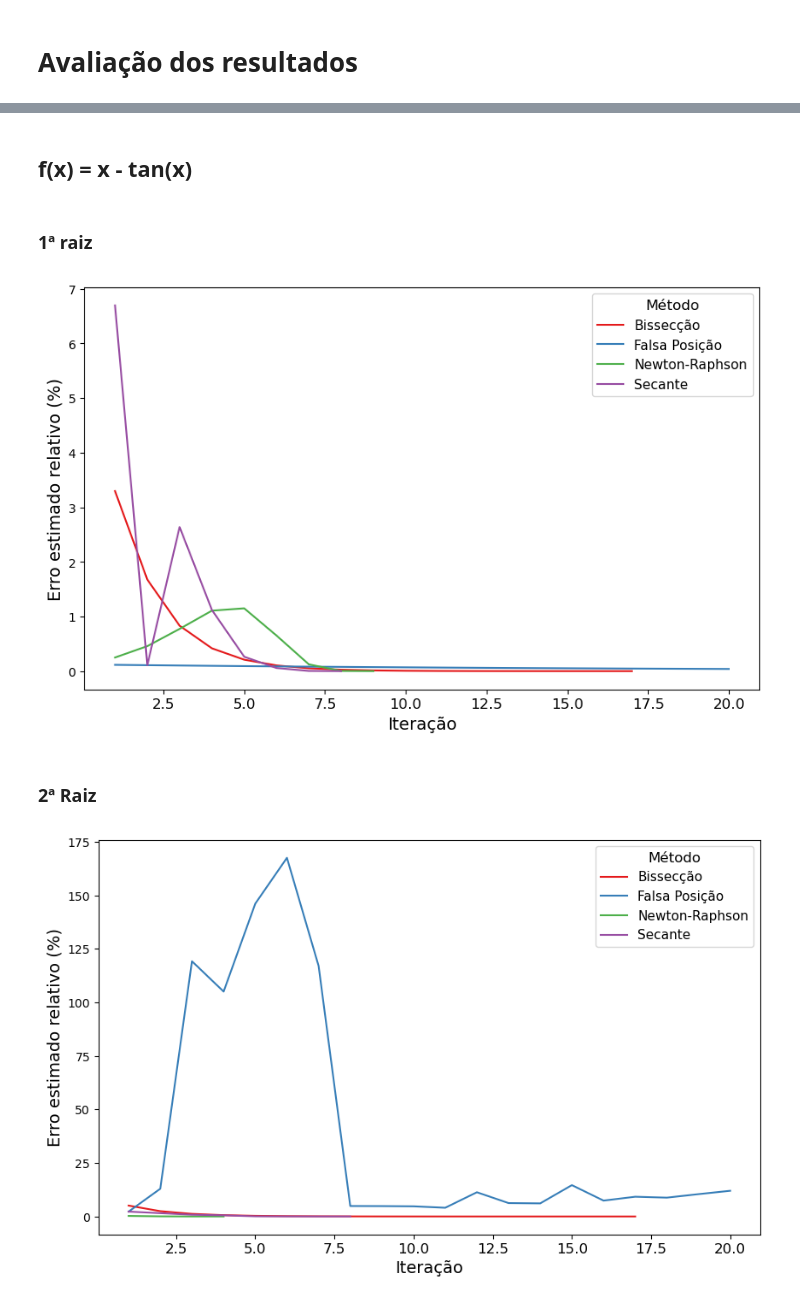
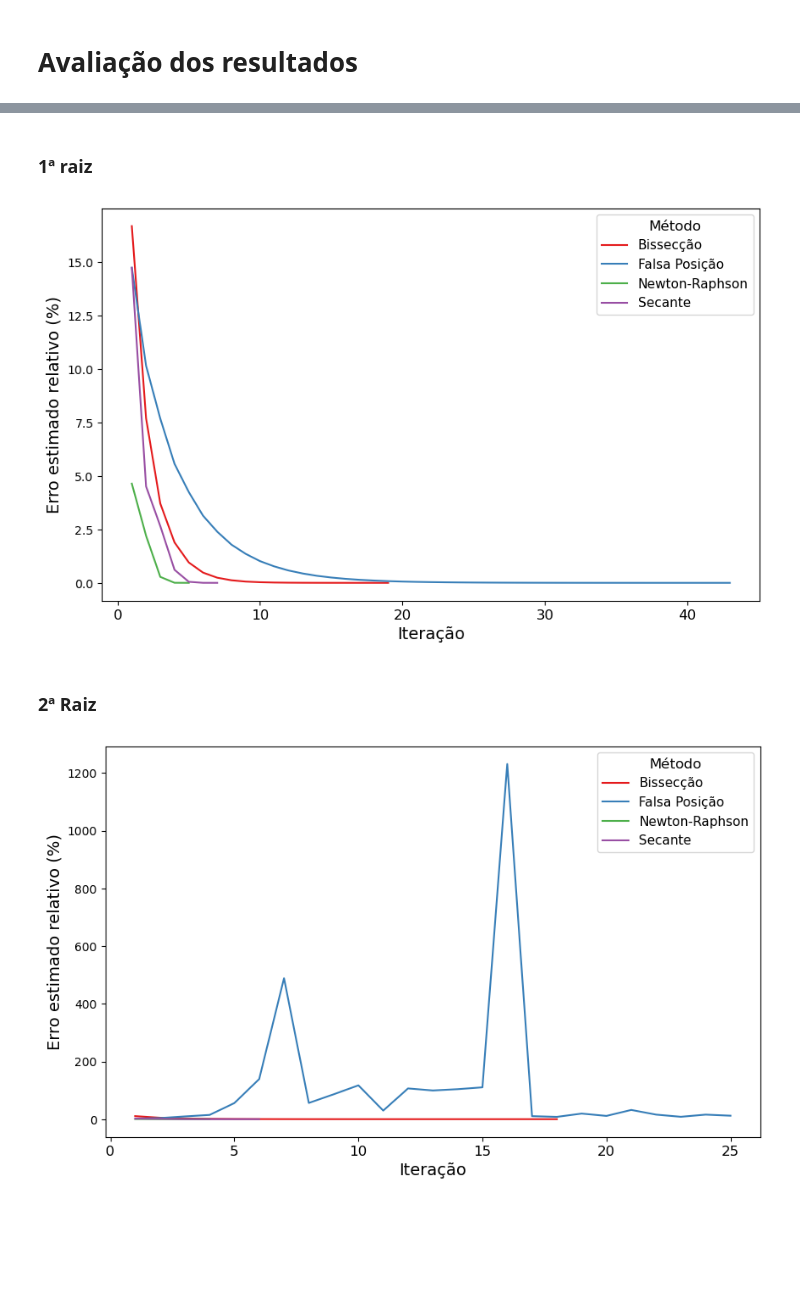
Before and after one commit to igorssant/metodos_numericos, a Jupyter notebook: raizes_funcao/src/results.ipynb, the cells around one changed output, grey strips where cells are left out. Saved outputs shown, nothing was run; the diff lists cells and outputs as text; code cells hidden in the pictures; blank space fills up the shorter version.

Commit message:
feat: add result notebook

```diff
--- a/raizes_funcao/src/results.ipynb
+++ b/raizes_funcao/src/results.ipynb
@@ -6,7 +6,7 @@ import seaborn as sns
 # %% [markdown]
 # Avaliação dos resultados
 # %%
-df = pd.read_csv('../output/methods_result_1.csv', sep=',')
+df = pd.read_csv('../output/methods_result_2.csv', sep=',')
 df['method'] = df['method'].replace({
     'Bissection': 'Bissecção',
     'False Position': 'Falsa Posição',
@@ -25,34 +25,32 @@ df.head()
-# %% [markdown]
-## f(x) = x - tan(x)
 # %% [markdown]
 ### 1ª raiz
 # %%
-df_1 = df[(df['function'] == 'x - tan(x)') & (df['root_index'] == 0) & (df['iter'] <= 20)]
+df_1 = df[(df['function'] == '(x/2) - tan(2*x)') & (df['root_index'] == 0) & (df['iter'] <= 100)]
 df_1 = df_1[(df_1['method'] != 'Ponto Fixo')]
 
 fig = plt.figure(figsize=(10, 6))
 sns.lineplot(data=df_1, x='iter', y='relative_error', hue='method', palette='Set1')
-#plt.title('Convergência dos métodos para f(x) = x - tan(x)')
+#plt.title('Convergência dos métodos para f(x) = (x/2) - tan(2*x)')
 plt.xlabel('Iteração', fontsize=14)
 plt.xticks(fontsize=12)
 plt.ylabel('Erro estimado relativo (%)', fontsize=14)
 plt.legend(title='Método', loc='upper right', fontsize=11, title_fontsize=12)
 plt.show()
 # %% [output]
-[figure, old version]
+[figure, new version]
 # %% [markdown]
 ### 2ª Raiz
 # %%
-df_1 = df[(df['function'] == 'x - tan(x)') & (df['root_index'] == 1) & (df['iter'] <= 20)]
+df_1 = df[(df['function'] == '(x/2) - tan(2*x)') & (df['root_index'] == 1) & (df['iter'] <= 25)]
 df_1 = df_1[(df_1['method'] != 'Ponto Fixo')]
 
 fig = plt.figure(figsize=(10, 6))
 sns.lineplot(data=df_1, x='iter', y='relative_error', hue='method', palette='Set1')
-#plt.title('Convergência dos métodos para f(x) = x - tan(x)')
+#plt.title('Convergência dos métodos para f(x) = (x/2) - tan(2*x)')
 plt.xlabel('Iteração', fontsize=14)
 plt.xticks(fontsize=12)
 plt.ylabel('Erro estimado relativo (%)', fontsize=14)
 plt.legend(title='Método', loc='upper right', fontsize=11, title_fontsize=12)
 plt.show()
 # %% [output]
-[figure, old version]
+[figure, new version]
```
Also changed, not shown: parts of 7 cells of this notebook, 2 other files.
